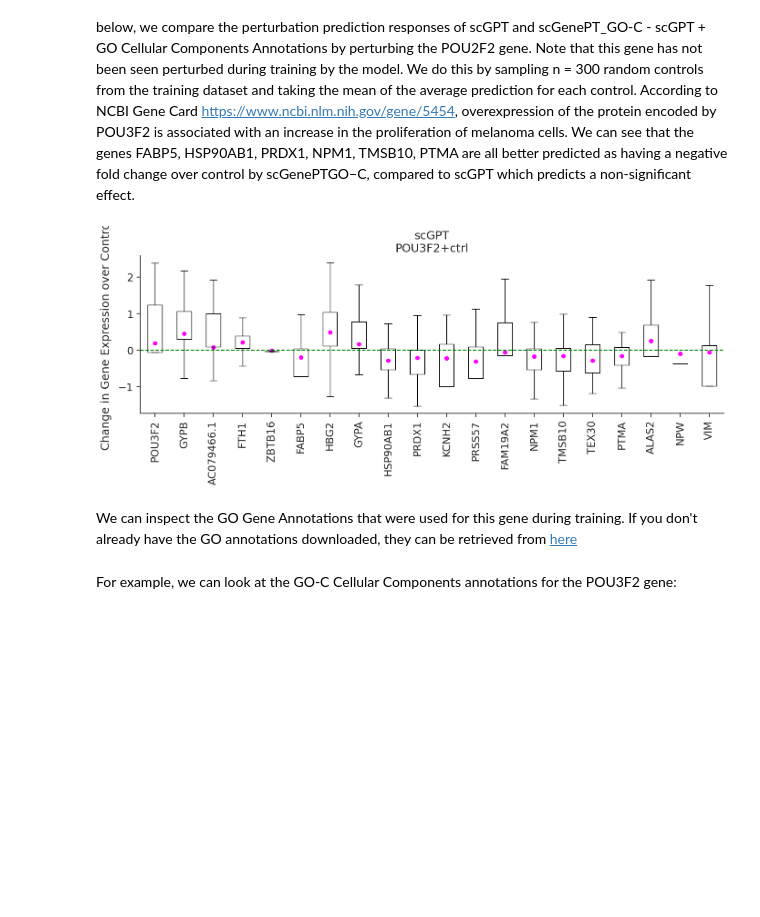
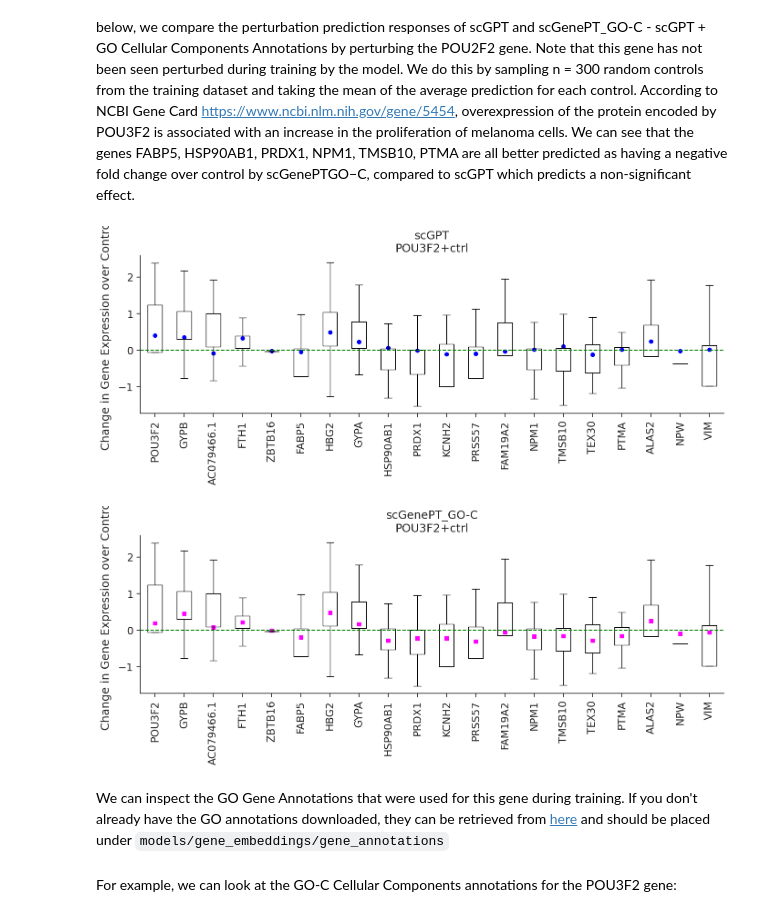
Before and after one commit to gaurang-mahajan/scGenePT-modified, a Jupyter notebook: tutorials/scgenept_tutorial.ipynb, the cells around one changed output. Saved outputs shown, nothing was run; the diff lists cells and outputs as text; code cells hidden in the pictures; blank space fills up the shorter version.

```diff
--- a/tutorials/scgenept_tutorial.ipynb
+++ b/tutorials/scgenept_tutorial.ipynb
@@ -243,7 +255,8 @@ print(f'Using device {device}')
 
 # Mapping from model name to the name of the model file model weights are saved
 # Note that if you want to experiment with only one or a couple of models only, not all models need to be downloaded
-model_name2model_variation = {'scgenept_ncbi+uniprot_gpt' : 'best_model_gpt3.5_ada_rnd_seed_42.pt',
+model_name2model_variation = {'scgpt' : 'best_model_seed_42.pt',
+                    'scgenept_ncbi+uniprot_gpt' : 'best_model_gpt3.5_ada_rnd_seed_42.pt',
                     'scgenept_go_c_gpt_concat' : 'best_model_gpt3.5_ada_rnd_seed_42_concat.pt'}
 
 # To load all the models, uncomment this code and download the specific models from the GDrive link above
@@ -256,7 +269,7 @@ model_name2model_variation = {'scgenept_ncbi+uniprot_gpt' : 'best_model_gpt3.5_a
 #                     'scgenept_go_all_gpt_concat' : 'best_model_gpt3.5_ada_rnd_seed_42_concat.pt'}
 
 # Names of the scGenePT models to load. Note that these have to match the keys in the model_name2model_variation dict
-models = ['scgenept_go_c_gpt_concat', 'scgenept_ncbi+uniprot_gpt']
+models = ['scgpt', 'scgenept_go_c_gpt_concat', 'scgenept_ncbi+uniprot_gpt']
 # models = ['scgpt',  'scgenept_go_c_gpt_concat', 'scgenept_go_p_gpt_concat', 'scgenept_go_f_gpt_concat', 'scgenept_go_all_gpt_concat', 'scgenept_ncbi_gpt', 'scgenept_ncbi+uniprot_gpt']
 trained_models = {}
 
@@ -388,16 +400,17 @@ combo_seen0
 Then we can start exploring prediction on some of these perturbation categories. In the example below, we compare the perturbation prediction responses of scGPT and scGenePT_GO-C - scGPT + GO Cellular Components Annotations by perturbing the POU2F2 gene. Note that this gene has not been seen perturbed during training by the model. We do this by sampling n = 300 random controls from the training dataset and taking the mean of the average prediction for each control. According to NCBI Gene Card https://www.ncbi.nlm.nih.gov/gene/5454, overexpression of the protein encoded by POU3F2 is associated with an increase in the proliferation of melanoma cells. We can see that the genes FABP5, HSP90AB1, PRDX1, NPM1, TMSB10, PTMA are all better predicted as having a negative fold change over control by scGenePTGO−C, compared to scGPT which predicts a non-significant effect.
 # %%
 pert = 'POU3F2+ctrl'
-colors = ['fuchsia']
-marker_types = [ 'o','s', 'x']
-models_to_predict = ['scgenept_go_c_gpt_concat']
+colors = ['blue', 'fuchsia']
+marker_types = [ 'o','s']
+models_to_predict = ['scgpt', 'scgenept_go_c_gpt_concat']
 
-for model, color, marker_type, title  in zip(models_to_predict, colors, marker_types, ['scGenePT_GO-C']):
+for model, color, marker_type, title  in zip(models_to_predict, colors, marker_types, ['scGPT', 'scGenePT_GO-C']):
     plot_perturbation(trained_models[model], pert, model, color, marker_type, title, amp = True, pool_size=300)
 # %% [output]
-[figure, old version]
+[figure, new version]
+[figure, added]
 # %% [markdown]
-We can inspect the GO Gene Annotations that were used for this gene during training. If you don't already have the GO annotations downloaded, they can be retrieved from [here](https://drive.google.com/drive/folders/1NrRfw5-N0GAZSOQ5EBI5xRL7dj3doHZP?usp=drive_link)
+We can inspect the GO Gene Annotations that were used for this gene during training. If you don't already have the GO annotations downloaded, they can be retrieved from [here](https://drive.google.com/drive/folders/1NrRfw5-N0GAZSOQ5EBI5xRL7dj3doHZP?usp=drive_link) and should be placed under `models/gene_embeddings/gene_annotations`
 # %%
 import pandas as pd
 gene_annotations_dir = '../models/gene_embeddings/gene_annotations/'
```
Also changed, not shown: parts of 14 cells of this notebook.
